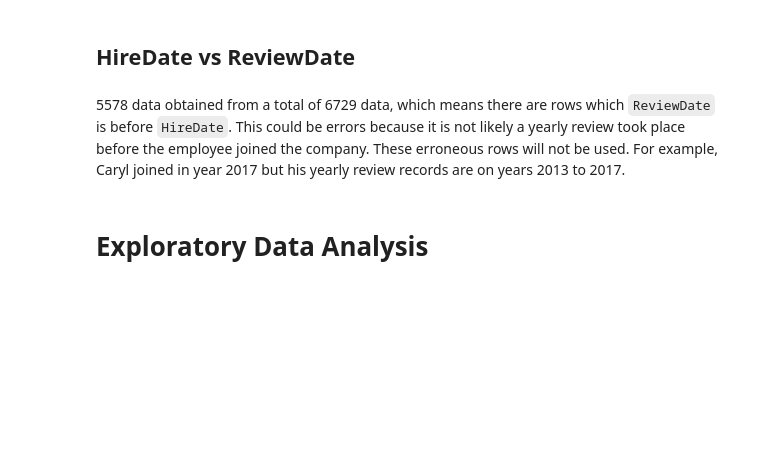
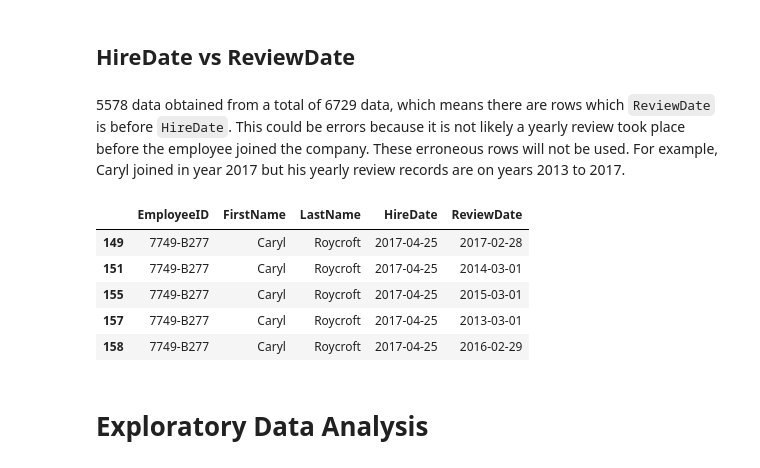
Before and after one commit to alfitraaa/hr_analytics, a Jupyter notebook: HR_Analytics.ipynb, the cells around one changed output. Cells and saved outputs as stored; diff of their text form; code cells hidden in the pictures; blank space fills up the shorter version.

```diff
--- a/HR_Analytics.ipynb
+++ b/HR_Analytics.ipynb
@@ -248,5 +255,16 @@ print(f"EmployeeIDs whose ALL attributable reviews are invalid: {len(all_invalid
 cleaned_rating = valid_rating.copy()
 # %% [markdown]
 5578 data obtained from a total of 6729 data, which means there are rows which `ReviewDate` is before `HireDate`. This could be errors because it is not likely a yearly review took place before the employee joined the company. These erroneous rows will not be used. For example, Caryl joined in year 2017 but his yearly review records are on years 2013 to 2017.
+# %%
+# Review conducted before hire
+review_after_hire = enriched_rating[enriched_rating['HireDate'] >= enriched_rating['ReviewDate']]
+review_after_hire[['EmployeeID', 'FirstName', 'LastName', 'HireDate', 'ReviewDate']].head()
+# %% [output]
+|  | EmployeeID | FirstName | LastName | HireDate | ReviewDate |
+| 149 | 7749-B277 | Caryl | Roycroft | 2017-04-25 | 2017-02-28 |
+| 151 | 7749-B277 | Caryl | Roycroft | 2017-04-25 | 2014-03-01 |
+| 155 | 7749-B277 | Caryl | Roycroft | 2017-04-25 | 2015-03-01 |
+| 157 | 7749-B277 | Caryl | Roycroft | 2017-04-25 | 2013-03-01 |
+| 158 | 7749-B277 | Caryl | Roycroft | 2017-04-25 | 2016-02-29 |
 # %% [markdown]
 # Exploratory Data Analysis
```
Also changed, not shown: parts of 14 cells of this notebook.
